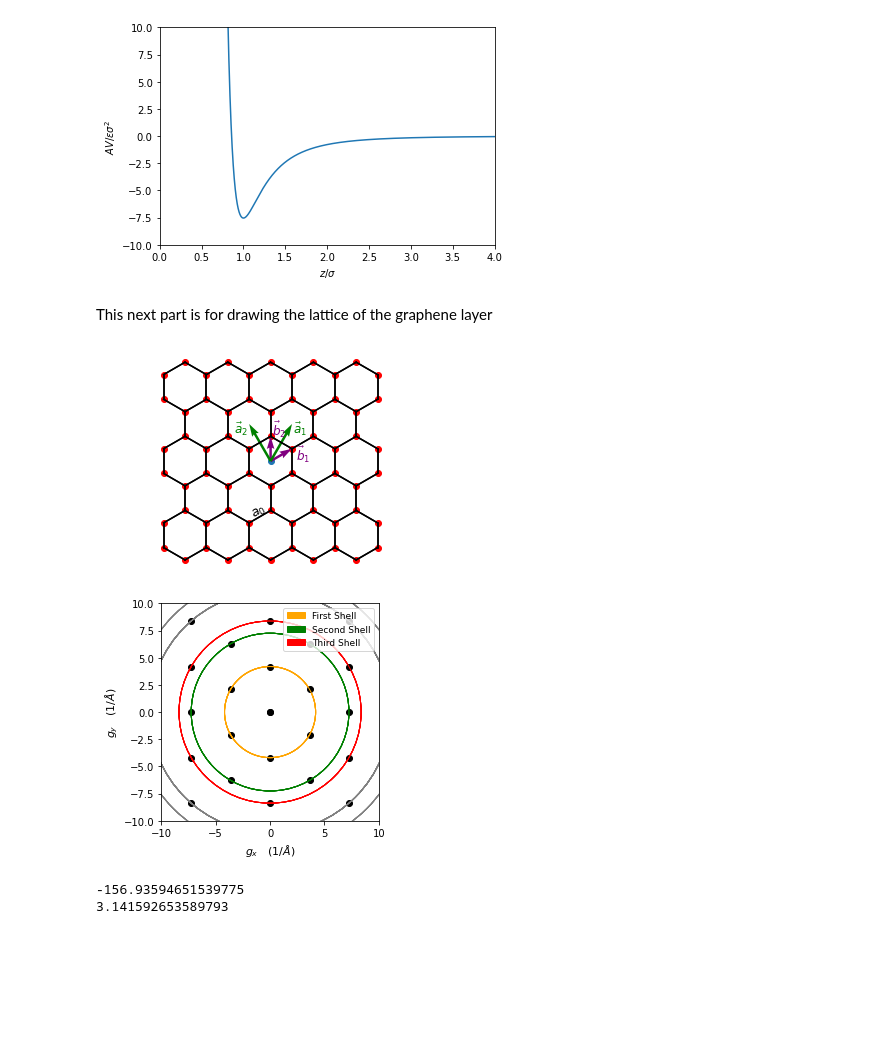
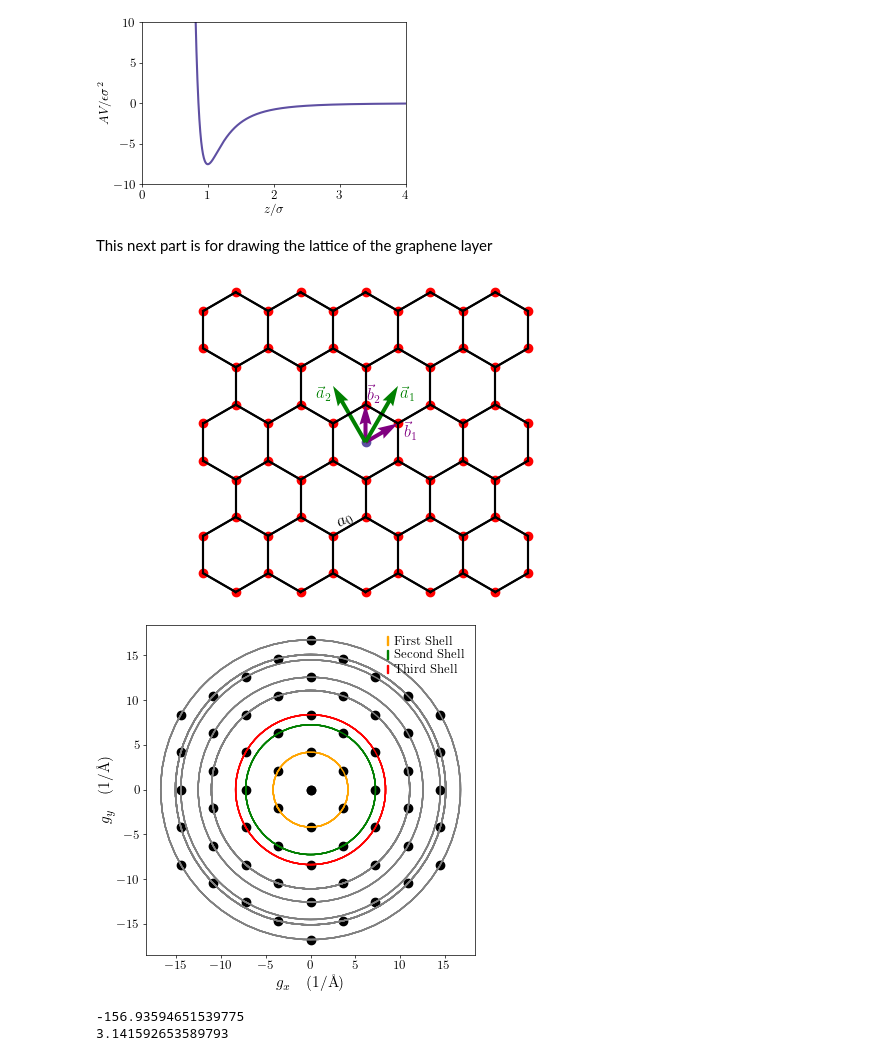
Before and after one commit to CAMM-UTK/papers-code-GrapheneCorrugation, a Jupyter notebook: src/Research_Maestro_LJPot.ipynb, the cells around one changed output. Saved outputs shown, nothing was run; the diff lists cells and outputs as text; code cells hidden in the pictures; blank space fills up the shorter version.

```diff
--- a/src/Research_Maestro_LJPot.ipynb
+++ b/src/Research_Maestro_LJPot.ipynb
@@ -3,6 +3,9 @@ import matplotlib.pyplot as plt
 import numpy as np
 import math
 import scipy
+plot_style = {'aps':'aps.mplstyle'}
+plt.style.reload_library()
+plt.style.use(plot_style['aps'])
 # %%
 r_i = np.arange(0,10,.001)
 def U(r):
@@ -21,7 +24,7 @@ plt.title('')
 plt.savefig('../figures/LJ_Potential.pdf', format='pdf')
 #plt.show()
 # %% [output]
-[figure, old version]
+[figure, new version]
 # %% [markdown]
 This next part is for drawing the lattice of the graphene layer
 # %%
@@ -50,8 +53,7 @@ for l1 in range(-5,6):
             ua.append(x)
             x1 = []
 # %%
-#for u in range(0,len(ua)):
-    #plt.scatter(ua[u][0],ua[u][1])
+plt.figure(figsize=(3.4646*2, 2.14122*2))
 for u in range(0,len(basis)):
     for y in range(0,len(basis)):
         if y!=u:
@@ -59,34 +61,34 @@ for u in range(0,len(basis)):
             if D <= 1.1:
                 plt.plot([basis[u][0],basis[y][0]],[basis[u][1],basis[y][1]],'k-')
 for u in range(0,len(basis)):
     plt.scatter(basis[u][0],basis[u][1],color='red',alpha =1)
 
 plt.scatter(0,0)
 plt.quiver(0,0,0,1,angles='xy', scale_units='xy', scale=1, color='purple')
 plt.text(.05, 1.3, r"$\vec{b}_2$", ha='left', va='center', color='purple',fontsize=12)
 plt.quiver(0, 0, b_1[0], b_1[1],scale=1,units='xy',color='purple')
 plt.text(b_1[0]+.15, b_1[1]-.2, r"$\vec{b}_1$", ha='left', va='center', color='purple',fontsize=12)
 plt.quiver(0, 0, a_1[0], a_1[1],scale=1,units='xy',color='green')
 plt.text(a_1[0]+.05, a_1[1]-.2, r"$\vec{a}_1$", ha='left', va='center', color='green',fontsize=12)
 plt.quiver(0, 0, a_2[0], a_2[1],scale=1,units='xy',color='green')
 plt.text(a_2[0]-.05, a_2[1]-.2, r"$\vec{a}_2$", ha='right', va='center', color='green',fontsize=12)
 plt.text(-b_1[1]-.35, -2-b_1[1]+.25, r'$a_0$', rotation=30, fontsize=13)
 #plt.ylim(-6,6)
 plt.axis('equal')
 plt.xticks([])  # Remove x-axis tick marks
 plt.yticks([])  # Remove y-axis tick marks
 #y=3.75
 #plt.xlim(-1*y,y)
 #plt.ylim(-1*y,y)
 #plt.gca().set_aspect('equal', adjustable='box')
 #plt.ylabel(r'$\hat{y} (\AA)$')
 #plt.title(r'$\delta = 0, \quad a_0 \approx 1.42 \AA$')
 #plt.xlabel(r'$\hat{x} (\AA)$')
 plt.box(False)
 plt.savefig('../figures/Graphen_Lattice.pdf', format='pdf')
 plt.show()
 # %% [output]
-[figure, old version]
+[figure, new version]
 # %%
 from cmath import pi
 from numpy import append
@@ -115,10 +117,9 @@ for l1 in range(-10,10):
 from matplotlib.patches import Circle, Patch
 colors = ['orange', 'green', 'red']
 labels = ['First Shell', 'Second Shell', 'Third Shell']
-
 # Create a list of Patch objects for the legend
 legend_patches = [Patch(color=color, label=label) for color, label in zip(colors, labels)]
-
+plt.figure(figsize=(3.4646*2, 2.14122*2))
 ax = plt.gca()
 
 for u in range(len(ua)):
@@ -142,22 +143,21 @@ for u in range(len(ua)):
     else:
         circle = Circle((0, 0), D, fill=False, color = 'grey')
         ax.add_patch(circle)
-plt.legend(handles=legend_patches, prop={'size': 9})
+plt.legend(handles=legend_patches)
 plt.gca().set_aspect('equal', adjustable='box')
 
 # Set x and y limits
-plt.xlim(-10, 10)
-plt.ylim(-10, 10)
+
 #plt.axis('equal')
-plt.xlabel(r'$ g_x \quad {({1/\AA})}$',fontsize=11)
+plt.xlabel(r'$ g_x \quad {({1/\textrm{\AA}})}$')
 #plt.ylim(-15,15)
-plt.ylabel(r'$ g_y \quad {({1/\AA})}$',fontsize=11)
+plt.ylabel(r'$ g_y \quad {({1/\textrm{\AA}})}$')
 plt.title('')
 #plt.legend()  # Add legend to the plot
 plt.savefig('../figures/Reciprocal.pdf', format='pdf')
 plt.show()
 # %% [output]
-[figure, old version]
+[figure, new version]
 # %%
 from scipy.special import kv
 from math import e
```
Also changed, not shown: parts of 9 cells of this notebook, 51 other files.
